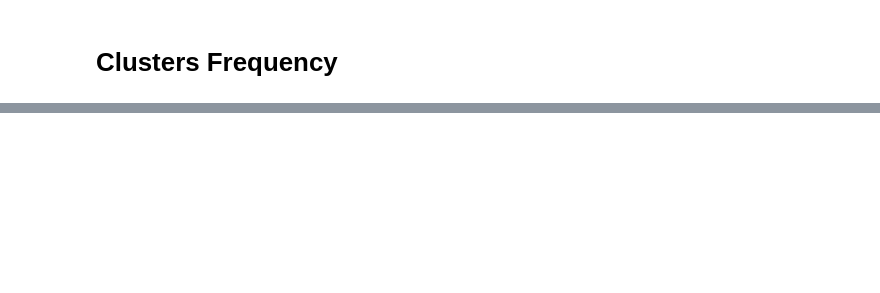
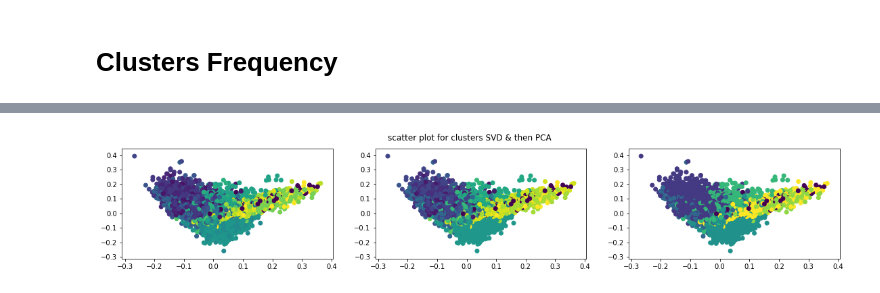
Before and after one commit to GA239/DS_course, a Jupyter notebook: HW6/clustering.ipynb, the cells around one changed output, grey strips where cells are left out. Cells and saved outputs as stored; diff of their text form; code cells hidden in the pictures; blank space fills up the shorter version.

```diff
--- a/HW6/clustering.ipynb
+++ b/HW6/clustering.ipynb
@@ -221,0 +275,4 @@ df.head()
+# %%
+plot_clusters_two_decompositions(vectors, with_text_features=False, n_components=15)
+# %% [output]
+[figure, added]
```
Also changed, not shown: parts of 29 cells of this notebook, 1 other file.
